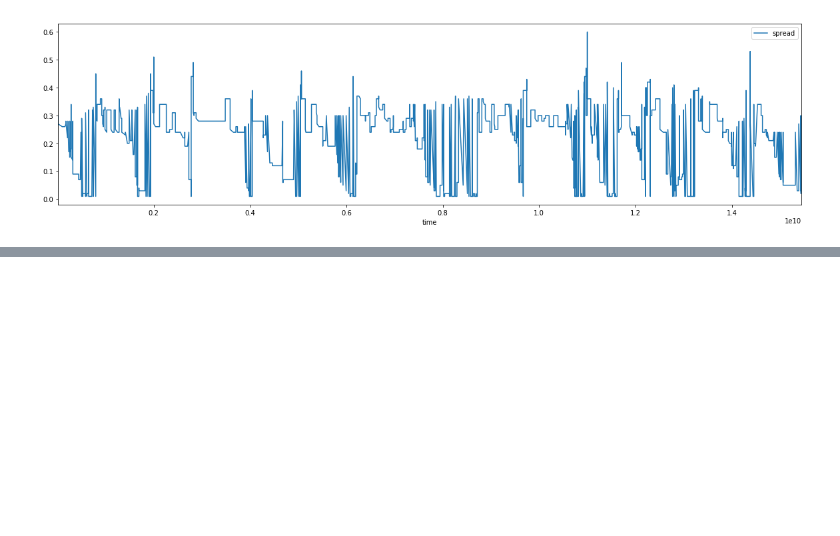
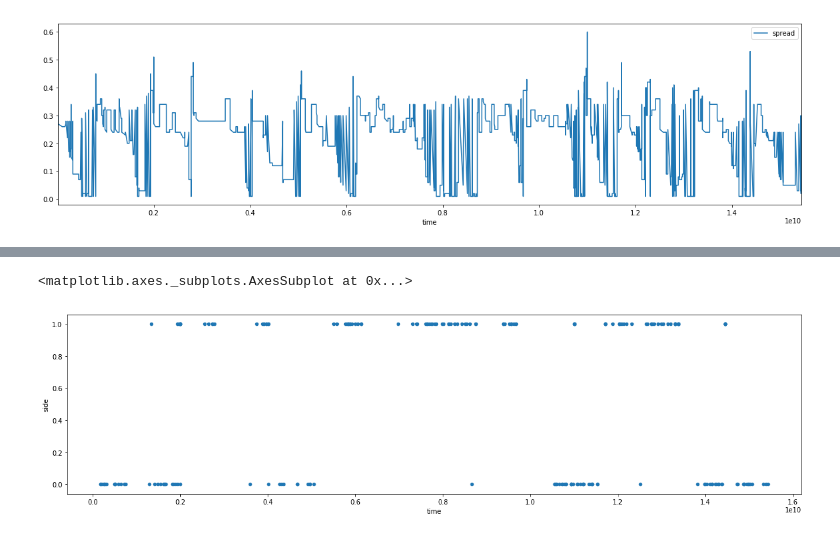
Before and after one commit to benzyx/tamit2019, a Jupyter notebook: analysis.ipynb, the cells around one changed output, grey strips where cells are left out. Saved outputs shown, nothing was run; the diff lists cells and outputs as text; code cells hidden in the pictures; blank space fills up the shorter version.

```diff
--- a/analysis.ipynb
+++ b/analysis.ipynb
@@ -46,2 +53,7 @@ small["long_ewma"] = small["cbrt_price"].ewm(halflife=3).mean()
+# %%
+big_buys = prices.query("update_type == 'ORDER' and quantity > 1000 and update_price < best_offer and update_price > best_bid")
 # %%
-small.query("best_bid > 0 and best_offer > 0").plot(figsize=(20,5), x="time", y=["bid_quote_size", "offer_quote_size"])
+big_buys.plot(figsize=(20,5), kind="scatter", x="time", y="side")
+# %% [output]
+<matplotlib.axes._subplots.AxesSubplot at 0x...>
+[figure, added]
```
Also changed, not shown: parts of 3 cells of this notebook, 2 other files.
